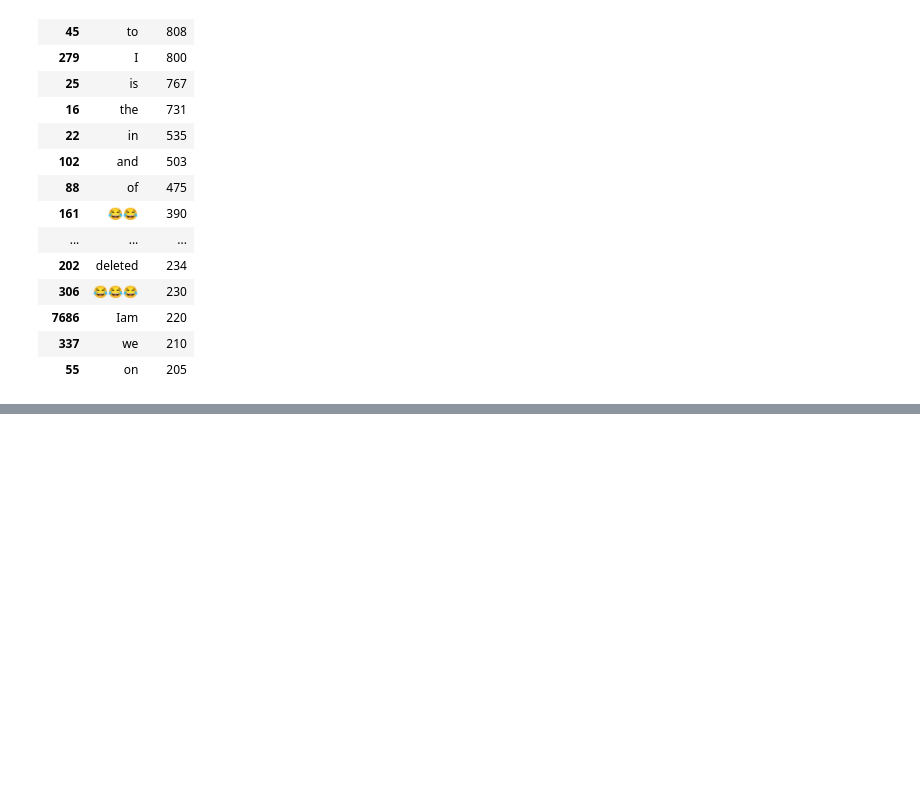
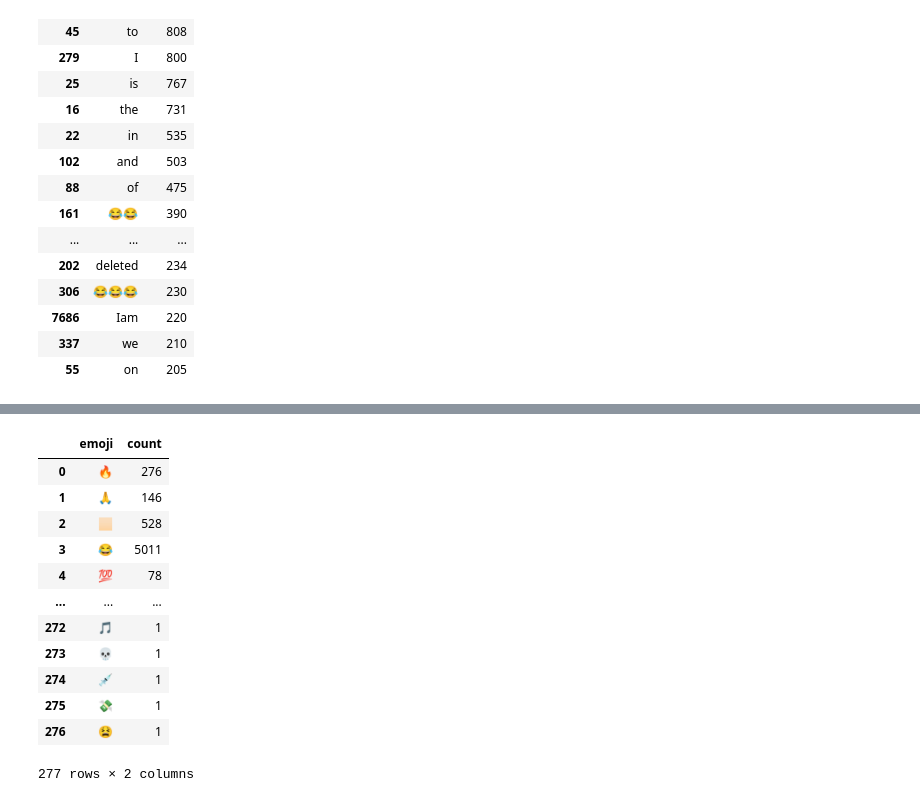
Before and after one commit to AdityaVSM/chat-analysis, a Jupyter notebook: Jakka Jawanas chat analysis.ipynb, the cells around one changed output, grey strips where cells are left out. Cells and saved outputs as stored; diff of their text form; code cells hidden in the pictures; blank space fills up the shorter version.

Commit message:
added emoji counts

```diff
--- a/Jakka Jawanas chat analysis.ipynb
+++ b/Jakka Jawanas chat analysis.ipynb
@@ -248,0 +265,36 @@ plt.show()
+# %%
+def extract_emojis(s):
+    return ''.join(c for c in s if c in emoji.UNICODE_EMOJI['en'])
+# %%
+emoji_string = extract_emojis(msgs)
+emoji_list = []
+for emoji in emoji_string:
+    emoji_list.append(emoji)
+#     print(emoji)
+# emoji_list
+# %%
+emoji_occurence_dict = {}
+
+for item in emoji_list:
+    if item not in emoji_occurence_dict:
+        emoji_occurence_dict[item] = 1
+    else:
+        emoji_occurence_dict[item] +=1
+emoji_occurence_df = pd.DataFrame.from_dict(emoji_occurence_dict.items())
+# print(emoji_occurence_dict)
+emoji_occurence_df = emoji_occurence_df.rename(columns={0: "emoji", 1: "count"})
+emoji_occurence_df
+# %% [output]
+|  | emoji | count |
+| 0 | 🔥 | 276 |
+| 1 | 🙏 | 146 |
+| 2 | 🏻 | 528 |
+| 3 | 😂 | 5011 |
+| 4 | 💯 | 78 |
+| ... | ... | ... |
+| 272 | 🎵 | 1 |
+| 273 | 💀 | 1 |
+| 274 | 💉 | 1 |
+| 275 | 💸 | 1 |
+| 276 | 😫 | 1 |
+277 rows × 2 columns
```
Also changed, not shown: parts of 6 cells of this notebook.
